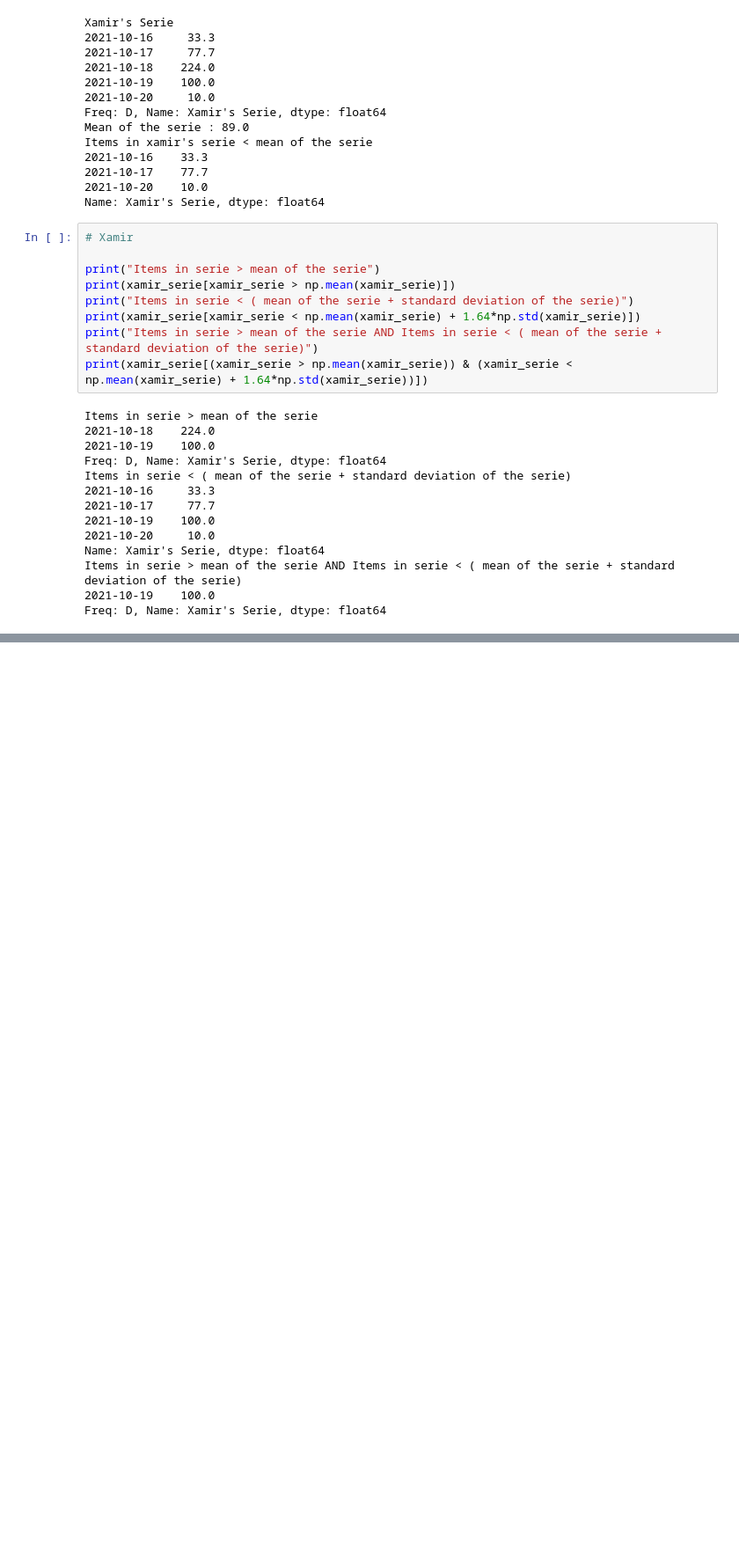
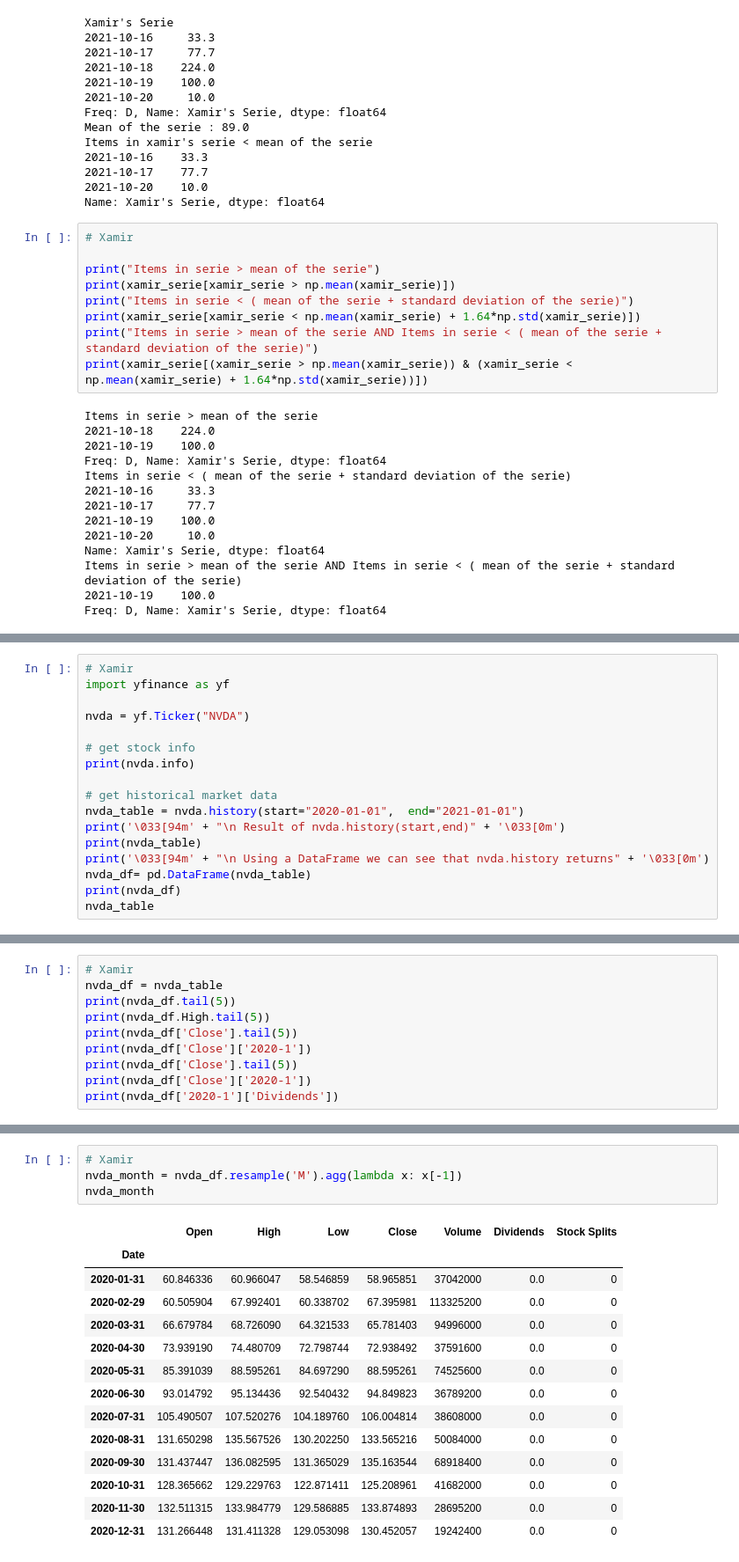
Before and after one commit to xerojasga/MetNumUN2021II, a Jupyter notebook: Lab1/xerojasga_QuanconnectTutortials.ipynb, the cells around one changed output, grey strips where cells are left out. Shown at 88% size. Saved outputs shown, nothing was run; the diff lists cells and outputs as text; blank space fills up the shorter version.

```diff
--- a/Lab1/xerojasga_QuanconnectTutortials.ipynb
+++ b/Lab1/xerojasga_QuanconnectTutortials.ipynb
@@ -1491,0 +1588,17 @@ Freq: D, Name: Xamir's Serie, dtype: float64
+# %%
+# Xamir
+import yfinance as yf
+
+nvda = yf.Ticker("NVDA")
+
+# get stock info
+print(nvda.info)
+
+# get historical market data
+nvda_table = nvda.history(start="2020-01-01",  end="2021-01-01")
+print('\033[94m' + "\n Result of nvda.history(start,end)" + '\033[0m')
+print(nvda_table)
+print('\033[94m' + "\n Using a DataFrame we can see that nvda.history returns" + '\033[0m')
+nvda_df= pd.DataFrame(nvda_table)
+print(nvda_df)
+nvda_table
@@ -1491,0 +2444,10 @@ Freq: D, Name: Xamir's Serie, dtype: float64
+# %%
+# Xamir
+nvda_df = nvda_table
+print(nvda_df.tail(5))
+print(nvda_df.High.tail(5))
+print(nvda_df['Close'].tail(5))
+print(nvda_df['Close']['2020-1'])
+print(nvda_df['Close'].tail(5))
+print(nvda_df['Close']['2020-1'])
+print(nvda_df['2020-1']['Dividends'])
@@ -1491,0 +2493,19 @@ Freq: D, Name: Xamir's Serie, dtype: float64
+# %%
+# Xamir
+nvda_month = nvda_df.resample('M').agg(lambda x: x[-1])
+nvda_month
+# %% [output]
+|  | Open | High | Low | Close | Volume | Dividends | Stock Splits |
+| Date |  |  |  |  |  |  |  |
+| 2020-01-31 | 60.846336 | 60.966047 | 58.546859 | 58.965851 | 37042000 | 0.0 | 0 |
+| 2020-02-29 | 60.505904 | 67.992401 | 60.338702 | 67.395981 | 113325200 | 0.0 | 0 |
+| 2020-03-31 | 66.679784 | 68.726090 | 64.321533 | 65.781403 | 94996000 | 0.0 | 0 |
+| 2020-04-30 | 73.939190 | 74.480709 | 72.798744 | 72.938492 | 37591600 | 0.0 | 0 |
+| 2020-05-31 | 85.391039 | 88.595261 | 84.697290 | 88.595261 | 74525600 | 0.0 | 0 |
+| 2020-06-30 | 93.014792 | 95.134436 | 92.540432 | 94.849823 | 36789200 | 0.0 | 0 |
+| 2020-07-31 | 105.490507 | 107.520276 | 104.189760 | 106.004814 | 38608000 | 0.0 | 0 |
+| 2020-08-31 | 131.650298 | 135.567526 | 130.202250 | 133.565216 | 50084000 | 0.0 | 0 |
+| 2020-09-30 | 131.437447 | 136.082595 | 131.365029 | 135.163544 | 68918400 | 0.0 | 0 |
+| 2020-10-31 | 128.365662 | 129.229763 | 122.871411 | 125.208961 | 41682000 | 0.0 | 0 |
+| 2020-11-30 | 132.511315 | 133.984779 | 129.586885 | 133.874893 | 28695200 | 0.0 | 0 |
+| 2020-12-31 | 131.266448 | 131.411328 | 129.053098 | 130.452057 | 19242400 | 0.0 | 0 |
```
Also changed, not shown: parts of 112 cells of this notebook.
